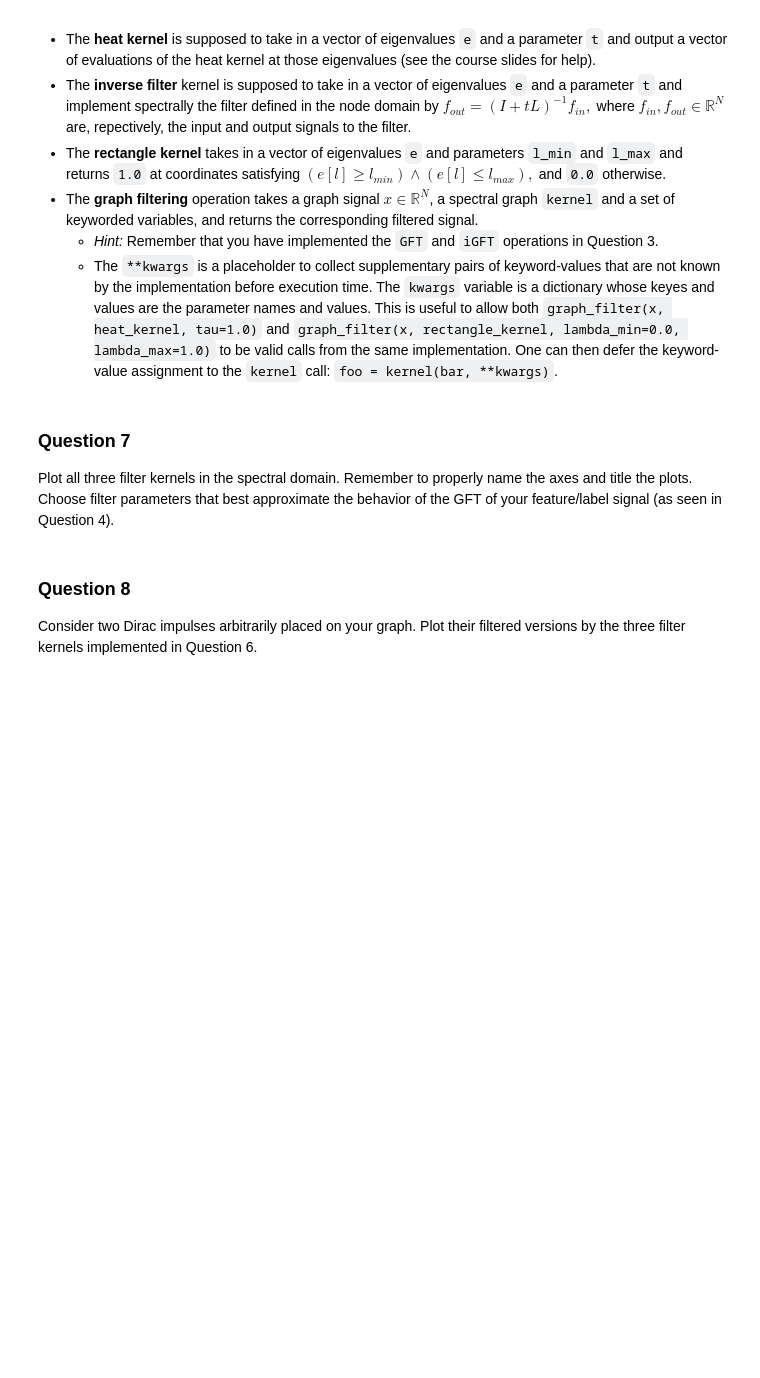
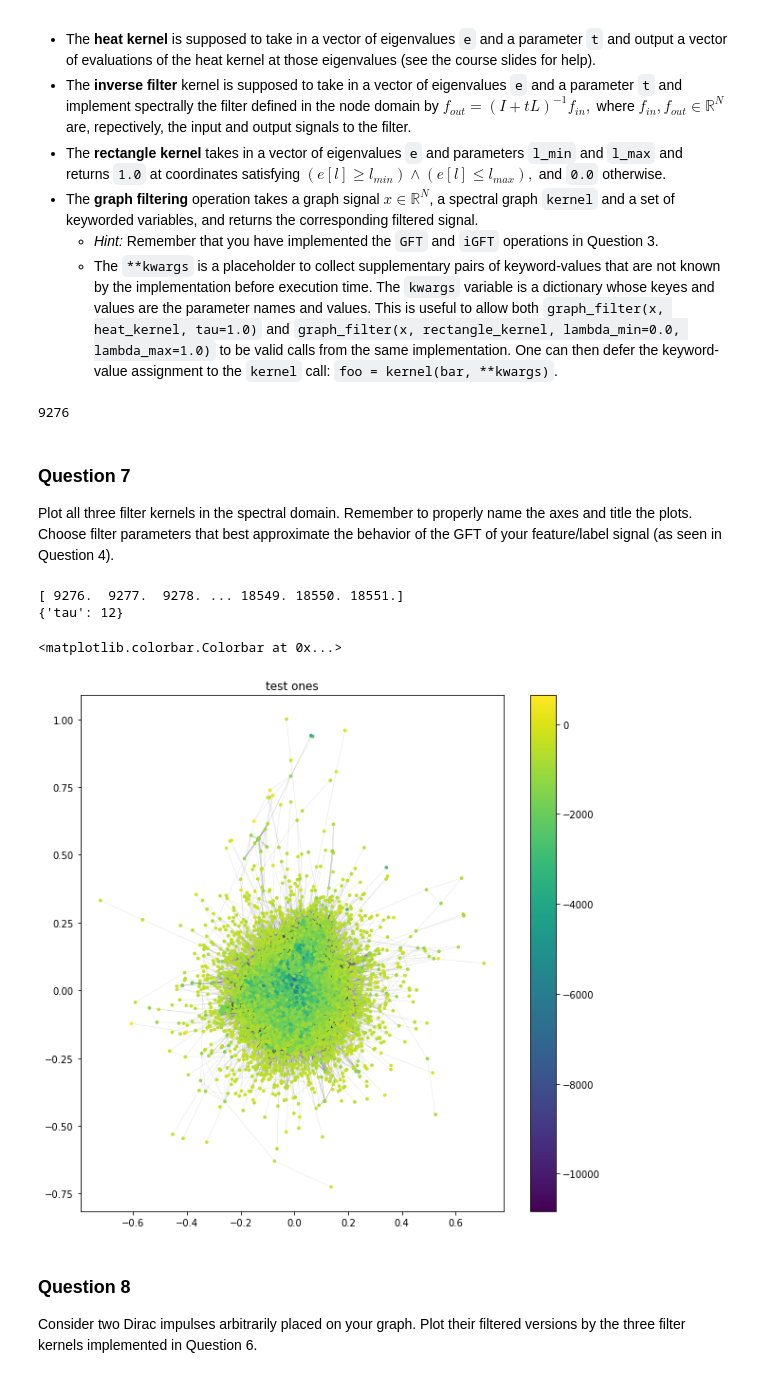
Before and after one commit to swouf/ntds_IMDb_team4, a Jupyter notebook: 4_graph_signal_processing.ipynb, the cells around one changed output. Drawn from its saved outputs; the diff is of its cells as text; code cells hidden in the pictures; blank space fills up the shorter version.

```diff
--- a/4_graph_signal_processing.ipynb
+++ b/4_graph_signal_processing.ipynb
@@ -273,12 +281,17 @@ Implement the following three filter kernels and the graph filtering operation.
       The `kwargs` variable is a dictionary whose keyes and values are the parameter names and values.
       This is useful to allow both `graph_filter(x, heat_kernel, tau=1.0)` and `graph_filter(x, rectangle_kernel, lambda_min=0.0, lambda_max=1.0)` to be valid calls from the same implementation.
       One can then defer the keyword-value assignment to the `kernel` call: `foo = kernel(bar, **kwargs)`.
+# %%
+U.shape[1]
+# %% [output]
+9276
 # %%
 def heat_kernel(e, t):
-    H = np.empty(e.size)
+    H = np.zeros(U.shape[1])
+    for i in range(0, U.shape[1]):
+        for l in range(0,e.size):
+            H[i] = H[i] + np.exp(-e[l]*t)*U[l,i]
 
-    for l in range(0,e.size):
-        H = H + np.exp(-e[l]*t)*u[l]
     return H
 
 def inverse_kernel(e, t):
@@ -294,7 +307,7 @@ def graph_filter(x, kernel, **kwargs):
 
     if kernel == 'heat_kernel' :
         heat_filter = heat_kernel(e, kwargs["tau"])
-        F_out = heat_filter*GFT(x)
+        F_out = np.multiply(heat_filter,GFT(x))
     elif kernel == 'inverse_kernel' :
         inverse_filter = inverse_kernel(e, tau)
         F_out = inverse_filter*GFT(x)
@@ -320,20 +336,18 @@ for i in range(a):
 
 print(x)
 
-heat_filter = heat_kernel(x, 1)
+#heat_filter = heat_kernel(x, 1)
 
-args = {"tau":1}
+args = {"tau":12}
 
 f_out = graph_filter(x, 'heat_kernel', **args)
 
-print(heat_filter)
+#print(heat_filter)
 
 #plt.plot(x, heat_filter)
 
-graph = pg.graphs.Graph(adjacency)
-graph.set_coordinates('spring')  # Force-directed layout.
 #graph.set_coordinates(u[:, 1:3])  # Laplacian eigenmaps.
-graph.plot_signal(f_out)
+#graphGSP.plot_signal(f_out)
 
 #graph = nx.from_scipy_sparse_matrix(adjacency)
 #coords = nx.spring_layout(graph)  # Force-directed layout.
@@ -342,6 +356,18 @@ graph.plot_signal(f_out)
 #nx.draw_networkx_edges(graph, coords, alpha=0.3)
 
 #plt.scatter(u[:, 1], u[:, 2], c=signal, alpha=0.8)
+# %% [output]
+[ 9276.  9277.  9278. ... 18549. 18550. 18551.]
+{'tau': 12}
+# %%
+plt.figure(figsize=(10, 10))
+im=nx.draw_networkx_nodes(graph, coords, node_size=7, node_color=f_out)
+nx.draw_networkx_edges(graph, coords, alpha=0.1, width=0.5)
+plt.title('test ones')
+plt.colorbar(im)
+# %% [output]
+<matplotlib.colorbar.Colorbar at 0x...>
+[figure, added]
 # %% [markdown]
 ### Question 8
 
```
Also changed, not shown: parts of 6 cells of this notebook.
